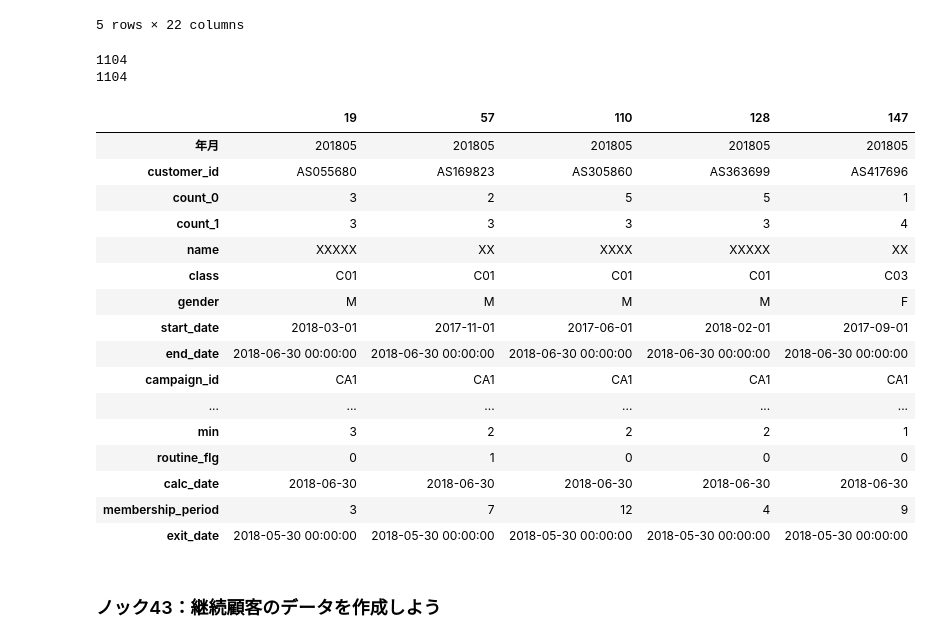
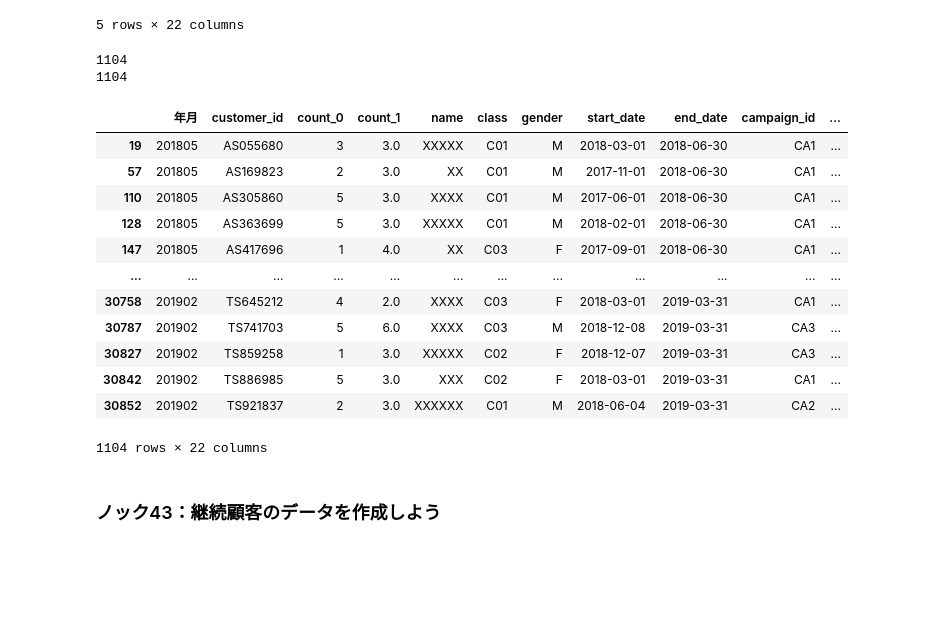
Before and after one commit to shinseitaro/python-data-analysis-100, a Jupyter notebook: sample/100drill_20201021/5/5章 顧客の退会を予測する１０本ノック_answer.ipynb, the cells around one changed output. Saved outputs shown, nothing was run; the diff lists cells and outputs as text; code cells hidden in the pictures; blank space fills up the shorter version.

```diff
--- a/sample/100drill_20201021/5/5章 顧客の退会を予測する１０本ノック_answer.ipynb
+++ b/sample/100drill_20201021/5/5章 顧客の退会を予測する１０本ノック_answer.ipynb
@@ -53,7 +41,9 @@ exit_customer["exit_date"] = None
 exit_customer["end_date"] = pd.to_datetime(exit_customer["end_date"])
 for i in range(len(exit_customer)):
     exit_customer["exit_date"].iloc[i] = exit_customer["end_date"].iloc[i] - relativedelta(months=1)
-exit_customer["年月"] = exit_customer["exit_date"].dt.strftime("%Y%m")
+
+#exit_customer["年月"] = exit_customer["exit_date"].dt.strftime("%Y%m")
+exit_customer["年月"] = pd.to_datetime(exit_customer["exit_date"]).dt.strftime("%Y%m")
 uselog["年月"] = uselog["年月"].astype(str)
 exit_uselog = pd.merge(uselog, exit_customer, on=["customer_id", "年月"], how="left")
 print(len(uselog))
@@ -70,28 +60,24 @@ exit_uselog.head()
 # %%
 exit_uselog = exit_uselog.dropna(subset=["name"])
 print(len(exit_uselog))
 print(len(exit_uselog["customer_id"].unique()))
-exit_uselog.head().T
+exit_uselog
 # %% [output]
 1104
 1104
-|  | 19 | 57 | 110 | 128 | 147 |
-| 年月 | 201805 | 201805 | 201805 | 201805 | 201805 |
-| customer_id | AS055680 | AS169823 | AS305860 | AS363699 | AS417696 |
-| count_0 | 3 | 2 | 5 | 5 | 1 |
-| count_1 | 3 | 3 | 3 | 3 | 4 |
-| name | XXXXX | XX | XXXX | XXXXX | XX |
-| class | C01 | C01 | C01 | C01 | C03 |
-| gender | M | M | M | M | F |
-| start_date | 2018-03-01 | 2017-11-01 | 2017-06-01 | 2018-02-01 | 2017-09-01 |
-| end_date | 2018-06-30 00:00:00 | 2018-06-30 00:00:00 | 2018-06-30 00:00:00 | 2018-06-30 00:00:00 | 2018-06-30 00:00:00 |
-| campaign_id | CA1 | CA1 | CA1 | CA1 | CA1 |
-| ... | ... | ... | ... | ... | ... |
-| min | 3 | 2 | 2 | 2 | 1 |
-| routine_flg | 0 | 1 | 0 | 0 | 0 |
-| calc_date | 2018-06-30 | 2018-06-30 | 2018-06-30 | 2018-06-30 | 2018-06-30 |
-| membership_period | 3 | 7 | 12 | 4 | 9 |
-| exit_date | 2018-05-30 00:00:00 | 2018-05-30 00:00:00 | 2018-05-30 00:00:00 | 2018-05-30 00:00:00 | 2018-05-30 00:00:00 |
+|  | 年月 | customer_id | count_0 | count_1 | name | class | gender | start_date | end_date | campaign_id | ... |
+| 19 | 201805 | AS055680 | 3 | 3.0 | XXXXX | C01 | M | 2018-03-01 | 2018-06-30 | CA1 | ... |
+| 57 | 201805 | AS169823 | 2 | 3.0 | XX | C01 | M | 2017-11-01 | 2018-06-30 | CA1 | ... |
+| 110 | 201805 | AS305860 | 5 | 3.0 | XXXX | C01 | M | 2017-06-01 | 2018-06-30 | CA1 | ... |
+| 128 | 201805 | AS363699 | 5 | 3.0 | XXXXX | C01 | M | 2018-02-01 | 2018-06-30 | CA1 | ... |
+| 147 | 201805 | AS417696 | 1 | 4.0 | XX | C03 | F | 2017-09-01 | 2018-06-30 | CA1 | ... |
+| ... | ... | ... | ... | ... | ... | ... | ... | ... | ... | ... | ... |
+| 30758 | 201902 | TS645212 | 4 | 2.0 | XXXX | C03 | F | 2018-03-01 | 2019-03-31 | CA1 | ... |
+| 30787 | 201902 | TS741703 | 5 | 6.0 | XXXX | C03 | M | 2018-12-08 | 2019-03-31 | CA3 | ... |
+| 30827 | 201902 | TS859258 | 1 | 3.0 | XXXXX | C02 | F | 2018-12-07 | 2019-03-31 | CA3 | ... |
+| 30842 | 201902 | TS886985 | 5 | 3.0 | XXX | C02 | F | 2018-03-01 | 2019-03-31 | CA1 | ... |
+| 30852 | 201902 | TS921837 | 2 | 3.0 | XXXXXX | C01 | M | 2018-06-04 | 2019-03-31 | CA2 | ... |
+1104 rows × 22 columns
 # %% [markdown]
 ### ノック43：継続顧客のデータを作成しよう
 # %%
```
Also changed, not shown: parts of 12 cells of this notebook, 4 other files.
